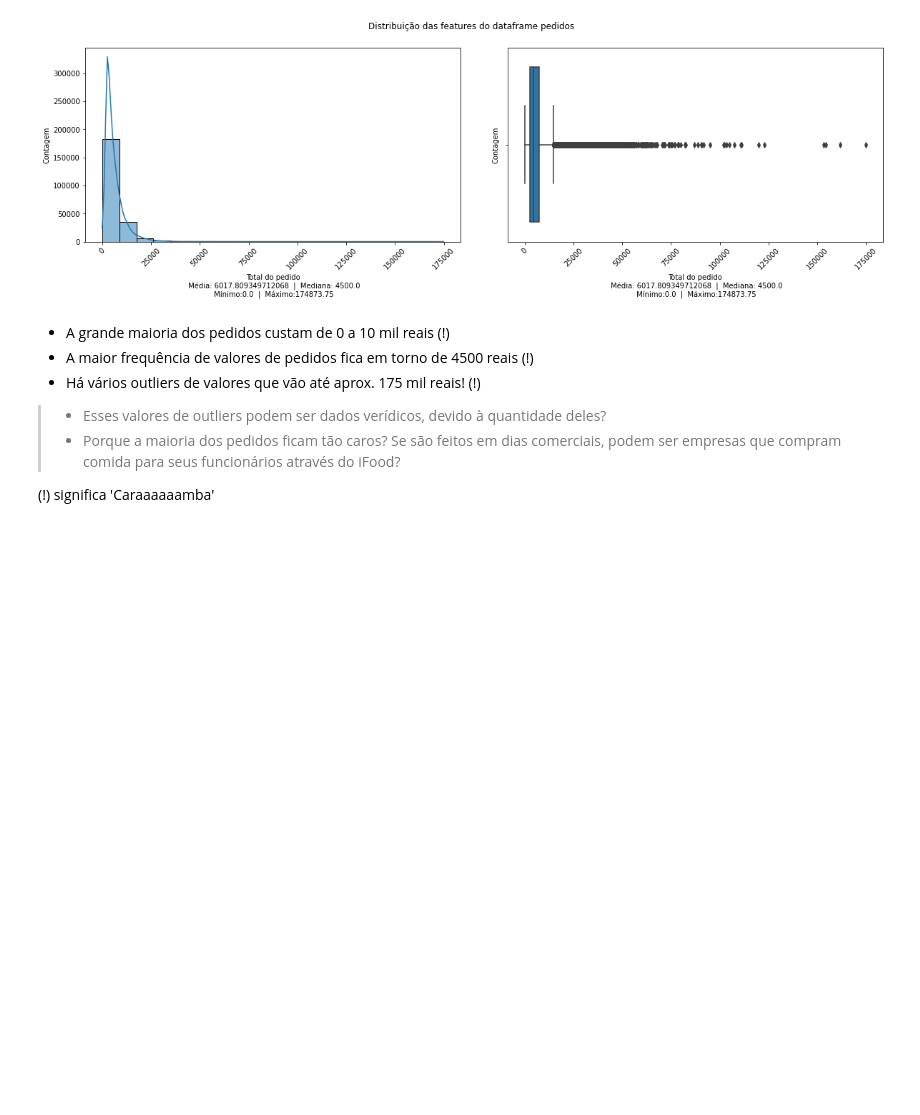
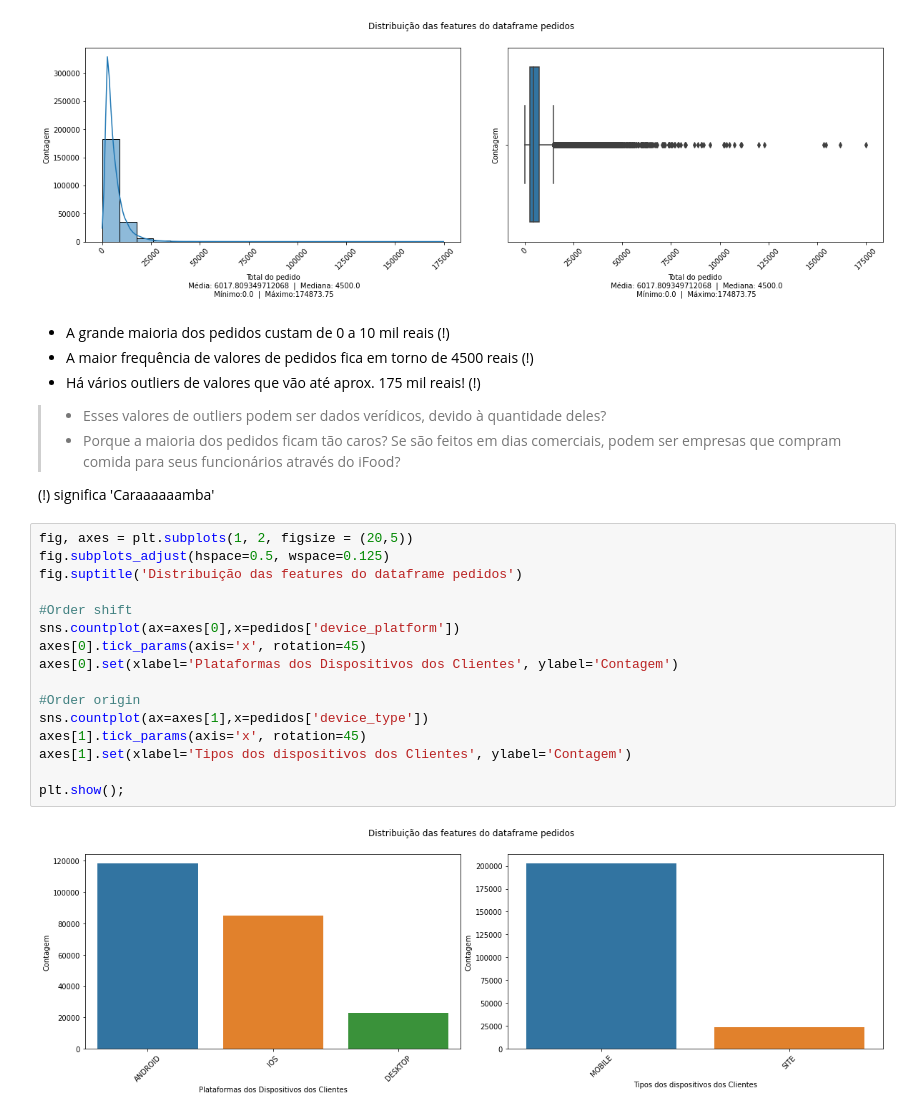
Before and after one commit to casjunior93/Desafio-Tera---Clusteriza-o, a Jupyter notebook: Desafio_Tera_e_Ifood_Clusterização.ipynb, the cells around one changed output. Saved outputs shown, nothing was run; the diff lists cells and outputs as text; blank space fills up the shorter version.

```diff
--- a/Desafio_Tera_e_Ifood_Clusterização.ipynb
+++ b/Desafio_Tera_e_Ifood_Clusterização.ipynb
@@ -217,3 +226,21 @@ plt.show();
 > * Porque a maioria dos pedidos ficam tão caros? Se são feitos em dias comerciais, podem ser empresas que compram comida para seus funcionários através do iFood?
 
 (!) significa 'Caraaaaaamba'
+# %%
+fig, axes = plt.subplots(1, 2, figsize = (20,5))
+fig.subplots_adjust(hspace=0.5, wspace=0.125)
+fig.suptitle('Distribuição das features do dataframe pedidos')
+
+#Order shift
+sns.countplot(ax=axes[0],x=pedidos['device_platform'])
+axes[0].tick_params(axis='x', rotation=45)
+axes[0].set(xlabel='Plataformas dos Dispositivos dos Clientes', ylabel='Contagem')
+
+#Order origin
+sns.countplot(ax=axes[1],x=pedidos['device_type'])
+axes[1].tick_params(axis='x', rotation=45)
+axes[1].set(xlabel='Tipos dos dispositivos dos Clientes', ylabel='Contagem')
+
+plt.show();
+# %% [output]
+[figure, added]
```
Also changed, not shown: parts of 19 cells of this notebook.
